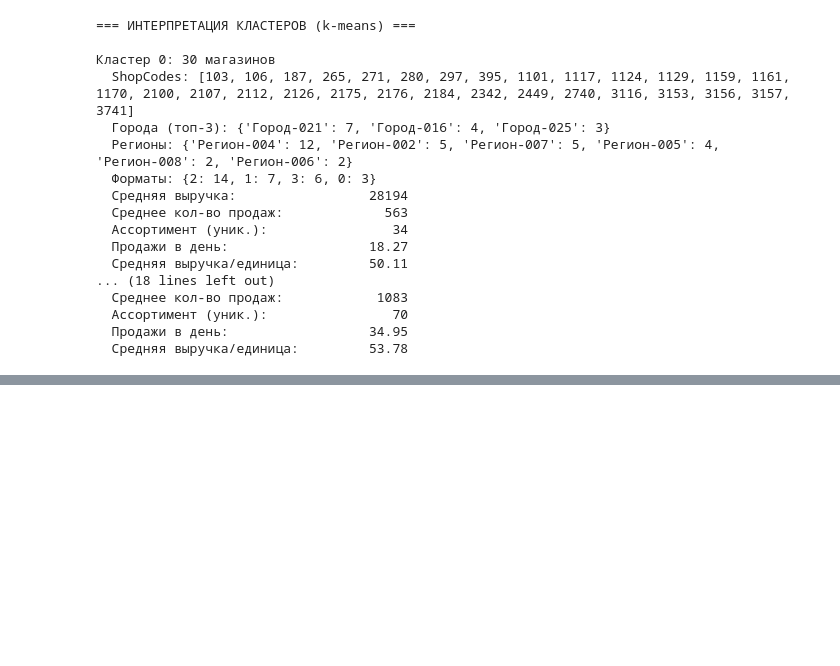
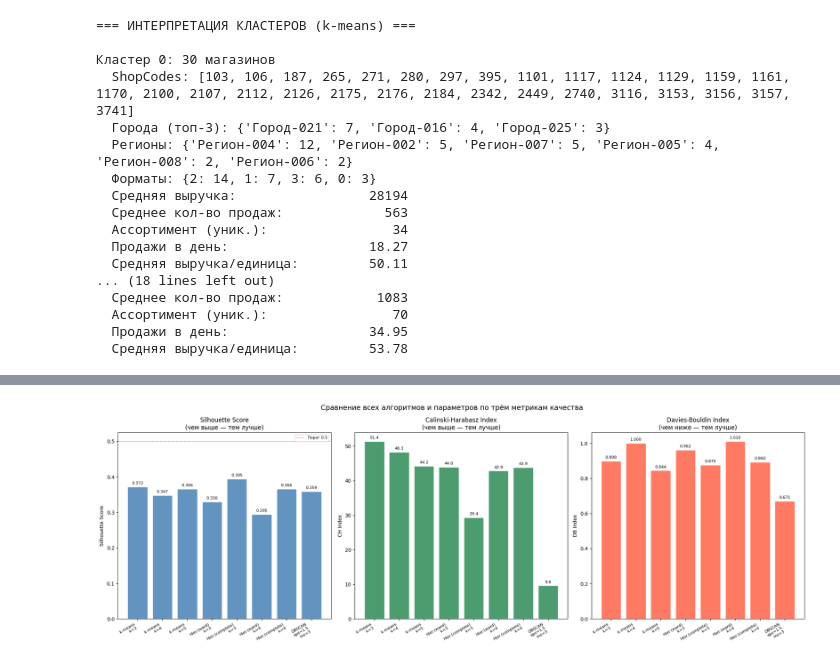
Before and after one commit to olimpiadas1992/MO-2-UTMN-2026, a Jupyter notebook: ДР 7 Группа 10. Кластерный анализ Детская молочная продукция. Эспиноза Ортис Хуан Карлос.ipynb, the cells around one changed output, grey strips where cells are left out. Cells and saved outputs as stored; diff of their text form; code cells hidden in the pictures; blank space fills up the shorter version.

```diff
--- a/ДР 7 Группа 10. Кластерный анализ Детская молочная продукция. Эспиноза Ортис Хуан Карлос.ipynb
+++ b/ДР 7 Группа 10. Кластерный анализ Детская молочная продукция. Эспиноза Ортис Хуан Карлос.ipynb
@@ -843,0 +1020,54 @@ for cl_id in sorted(df_result['cluster'].unique()):
+# %%
+# ── Сравнительные графики метрик по алгоритмам ──
+import pandas as pd
+import matplotlib.pyplot as plt
+
+# Данные из сводной таблицы (cell-44)
+compare_data = {
+    'Алгоритм': ['k-means\nk=3', 'k-means\nk=4', 'k-means\nk=5',
+                 'Hier.(ward)\nk=3', 'Hier.(complete)\nk=3',
+                 'Hier.(ward)\nk=4', 'Hier.(complete)\nk=4',
+                 'DBSCAN\neps=1.5\nms=3'],
+    'Silhouette': [0.3719, 0.3475, 0.3664, 0.3298, 0.3946, 0.2946, 0.3661, 0.3594],
+    'CH_Index':   [51.39,  48.28,  44.21,  43.96,  29.38,  42.85,  43.86,  9.63],
+    'DB_Index':   [0.8982, 0.9995, 0.8444, 0.9615, 0.8754, 1.0103, 0.8922, 0.6709],
+}
+cmp_df = pd.DataFrame(compare_data)
+
+fig, axes = plt.subplots(1, 3, figsize=(20, 7))
+x = range(len(cmp_df))
+
+# Silhouette Score
+bars = axes[0].bar(x, cmp_df['Silhouette'], color='steelblue', edgecolor='white', alpha=0.85)
+axes[0].set_xticks(x); axes[0].set_xticklabels(cmp_df['Алгоритм'], fontsize=8, rotation=30, ha='right')
+axes[0].set_title('Silhouette Score\n(чем выше — тем лучше)', fontsize=12)
+axes[0].set_ylabel('Silhouette Score')
+axes[0].axhline(y=0.5, color='red', ls='--', lw=1, alpha=0.6, label='Порог 0.5')
+axes[0].legend(fontsize=8)
+for bar, val in zip(bars, cmp_df['Silhouette']):
+    axes[0].text(bar.get_x() + bar.get_width()/2, bar.get_height() + 0.005,
+                 f'{val:.3f}', ha='center', va='bottom', fontsize=8)
+
+# Calinski-Harabasz Index
+bars = axes[1].bar(x, cmp_df['CH_Index'], color='seagreen', edgecolor='white', alpha=0.85)
+axes[1].set_xticks(x); axes[1].set_xticklabels(cmp_df['Алгоритм'], fontsize=8, rotation=30, ha='right')
+axes[1].set_title('Calinski-Harabasz Index\n(чем выше — тем лучше)', fontsize=12)
+axes[1].set_ylabel('CH Index')
+for bar, val in zip(bars, cmp_df['CH_Index']):
+    axes[1].text(bar.get_x() + bar.get_width()/2, bar.get_height() + 0.5,
+                 f'{val:.1f}', ha='center', va='bottom', fontsize=8)
+
+# Davies-Bouldin Index
+bars = axes[2].bar(x, cmp_df['DB_Index'], color='tomato', edgecolor='white', alpha=0.85)
+axes[2].set_xticks(x); axes[2].set_xticklabels(cmp_df['Алгоритм'], fontsize=8, rotation=30, ha='right')
+axes[2].set_title('Davies-Bouldin Index\n(чем ниже — тем лучше)', fontsize=12)
+axes[2].set_ylabel('DB Index')
+for bar, val in zip(bars, cmp_df['DB_Index']):
+    axes[2].text(bar.get_x() + bar.get_width()/2, bar.get_height() + 0.01,
+                 f'{val:.3f}', ha='center', va='bottom', fontsize=8)
+
+plt.suptitle('Сравнение всех алгоритмов и параметров по трём метрикам качества', fontsize=14)
+plt.tight_layout()
+plt.show()
+# %% [output]
+[figure, added]
```
Also changed, not shown: parts of 15 cells of this notebook.
